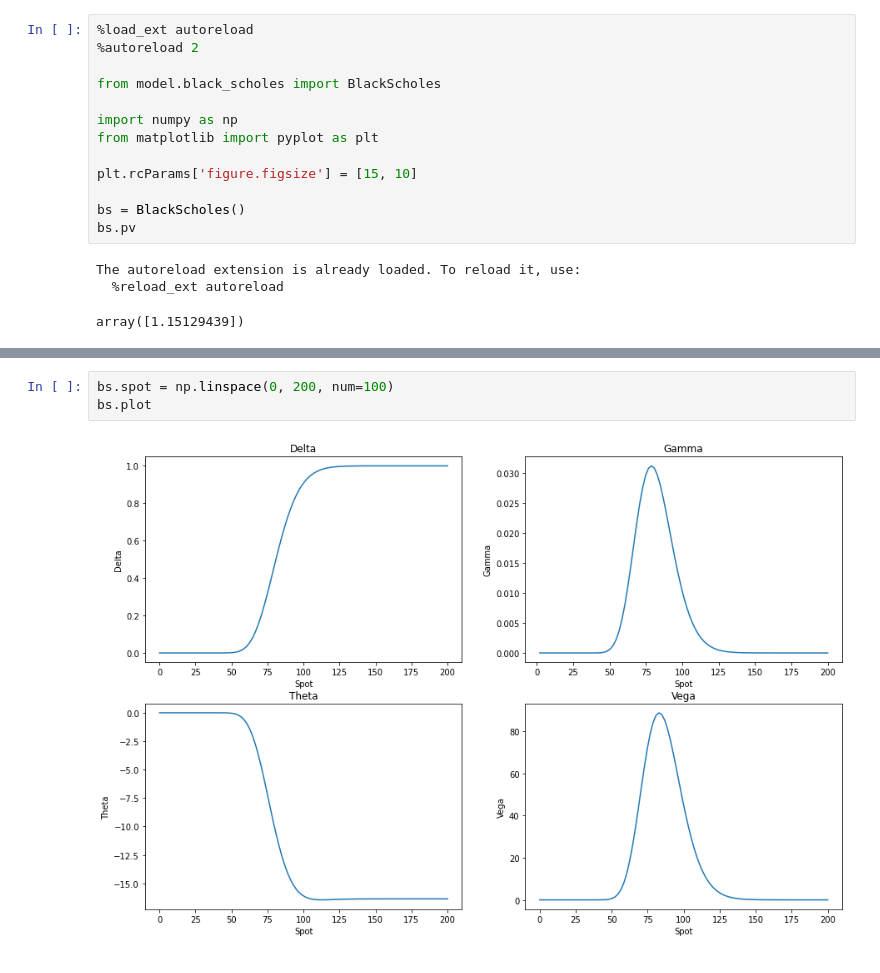
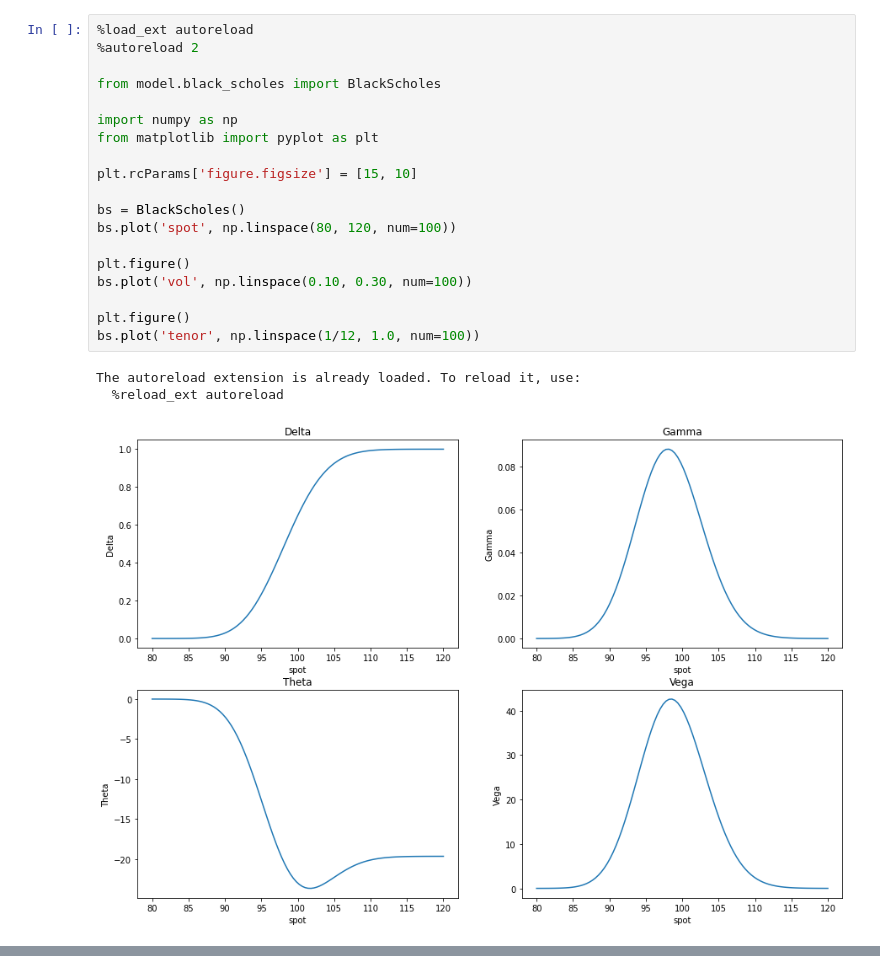
Before and after one commit to tan19/Daphne, a Jupyter notebook: examples.ipynb, the cells around one changed output, grey strips where cells are left out. Saved outputs shown, nothing was run; the diff lists cells and outputs as text.

```diff
--- a/examples.ipynb
+++ b/examples.ipynb
@@ -1,17 +1,23 @@
 # %%
 %load_ext autoreload
 %autoreload 2
 
 from model.black_scholes import BlackScholes
 
 import numpy as np
 from matplotlib import pyplot as plt
 
 plt.rcParams['figure.figsize'] = [15, 10]
 
 bs = BlackScholes()
-bs.pv
+bs.plot('spot', np.linspace(80, 120, num=100))
+
+plt.figure()
+bs.plot('vol', np.linspace(0.10, 0.30, num=100))
+
+plt.figure()
+bs.plot('tenor', np.linspace(1/12, 1.0, num=100))
 # %% [output]
 The autoreload extension is already loaded. To reload it, use:
   %reload_ext autoreload
-array([1.15129439])
+[figure, added]
@@ -18,5 +25,0 @@ array([1.15129439])
-# %%
-bs.spot = np.linspace(0, 200, num=100)
-bs.plot
-# %% [output]
-[figure, removed]
```
Also changed, not shown: parts of 2 cells of this notebook, 1 other file.
